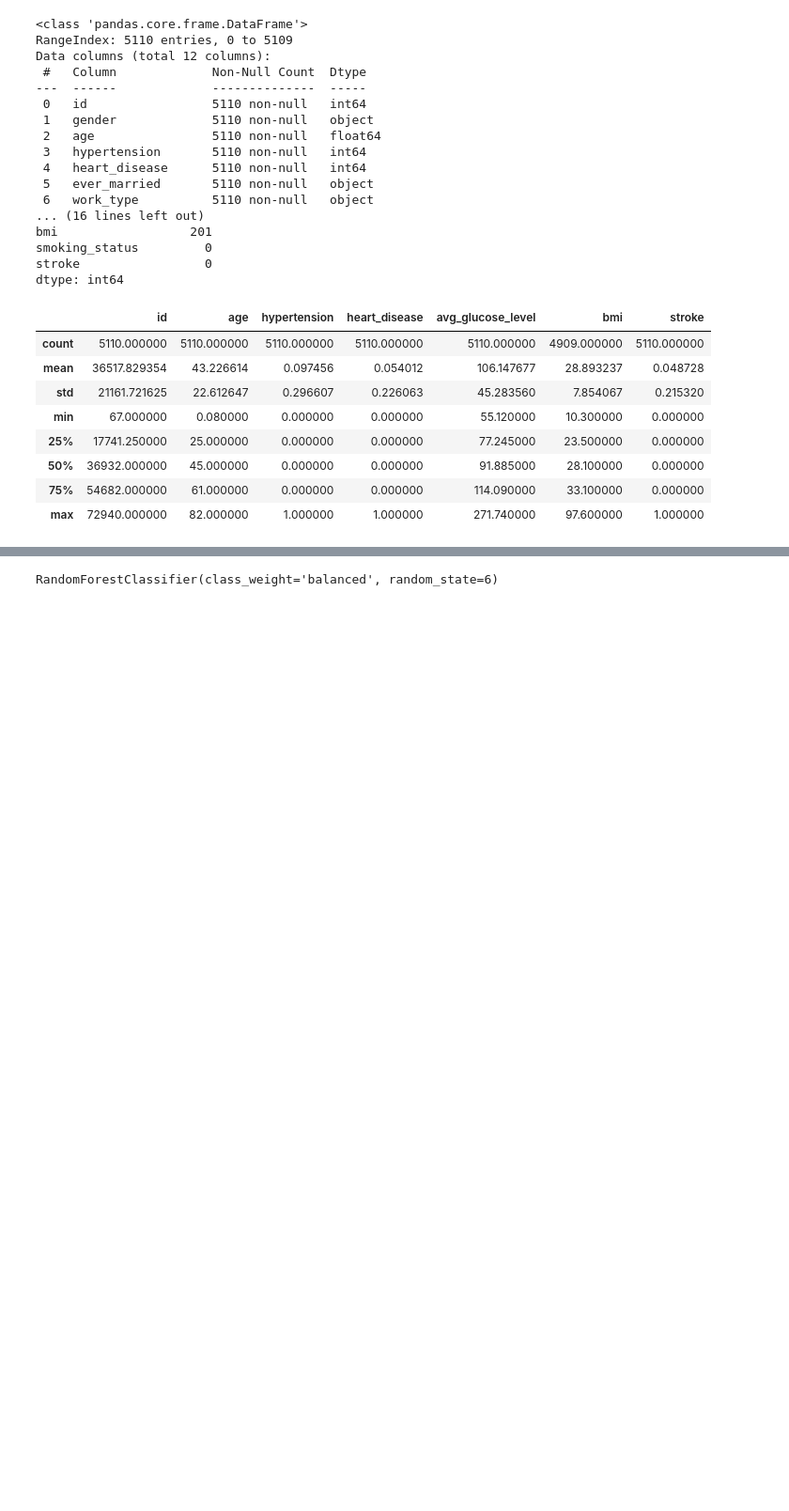
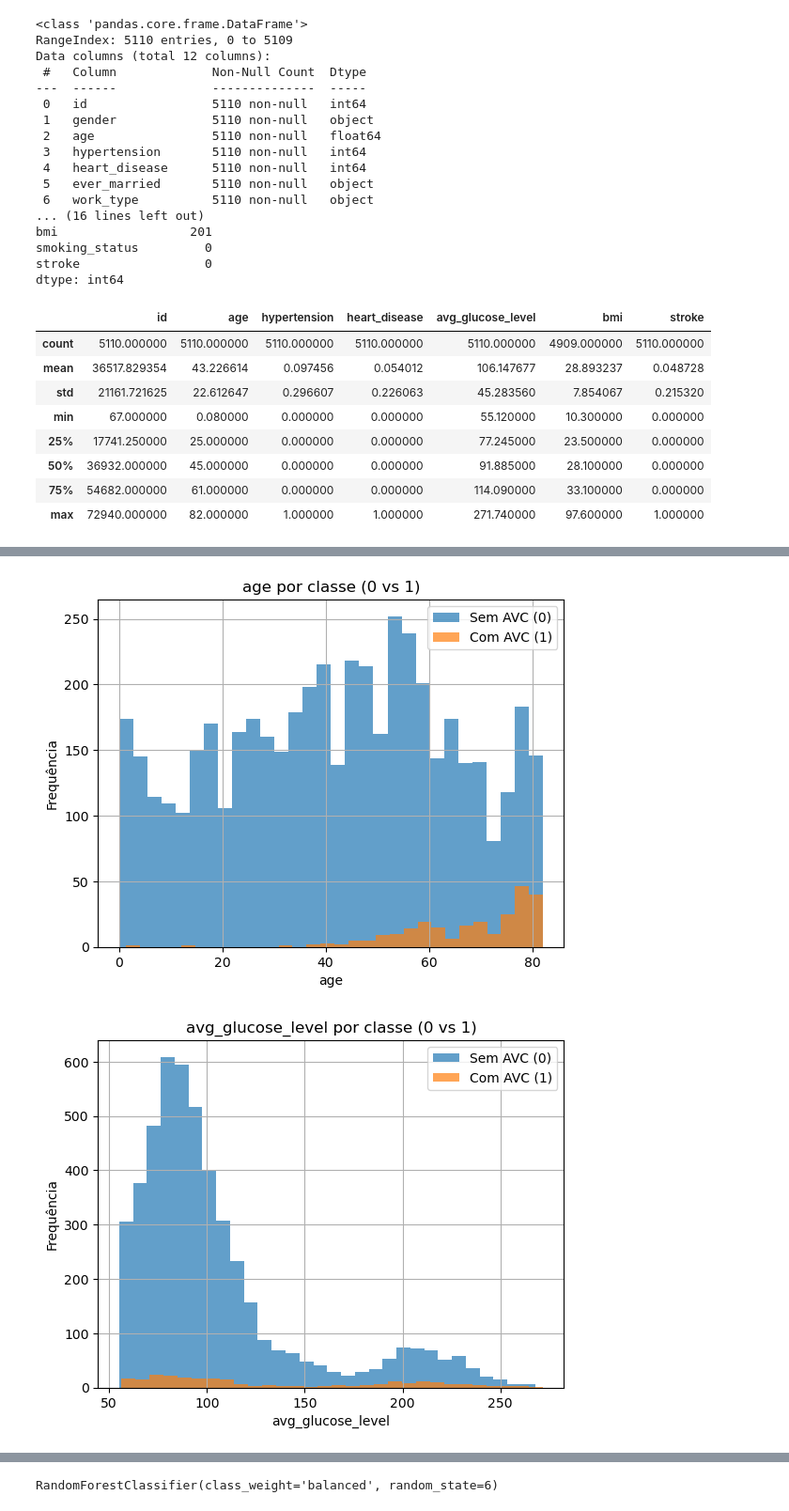
Before and after one commit to luiseduaardo/NeuroPrev, a Jupyter notebook: análise.ipynb, the cells around one changed output, grey strips where cells are left out. Shown at 94% size. Cells and saved outputs as stored; diff of their text form; code cells hidden in the pictures; blank space fills up the shorter version.

```diff
--- a/análise.ipynb
+++ b/análise.ipynb
@@ -73,0 +106,15 @@ y_analise = df_analise['stroke']
+# %%
+#distribuicao de derrame por variavel numerica
+
+for col in num_cols:
+    plt.figure()
+    df[df["stroke"] == 0][col].hist(bins=30, alpha=0.7)
+    df[df["stroke"] == 1][col].hist(bins=30, alpha=0.7)
+    plt.title(f"{col} por classe (0 vs 1)")
+    plt.xlabel(col)
+    plt.ylabel("Frequência")
+    plt.legend(["Sem AVC (0)", "Com AVC (1)"])
+    plt.show()
+# %% [output]
+[figure, added]
+[figure, added]
```
Also changed, not shown: parts of 9 cells of this notebook.
